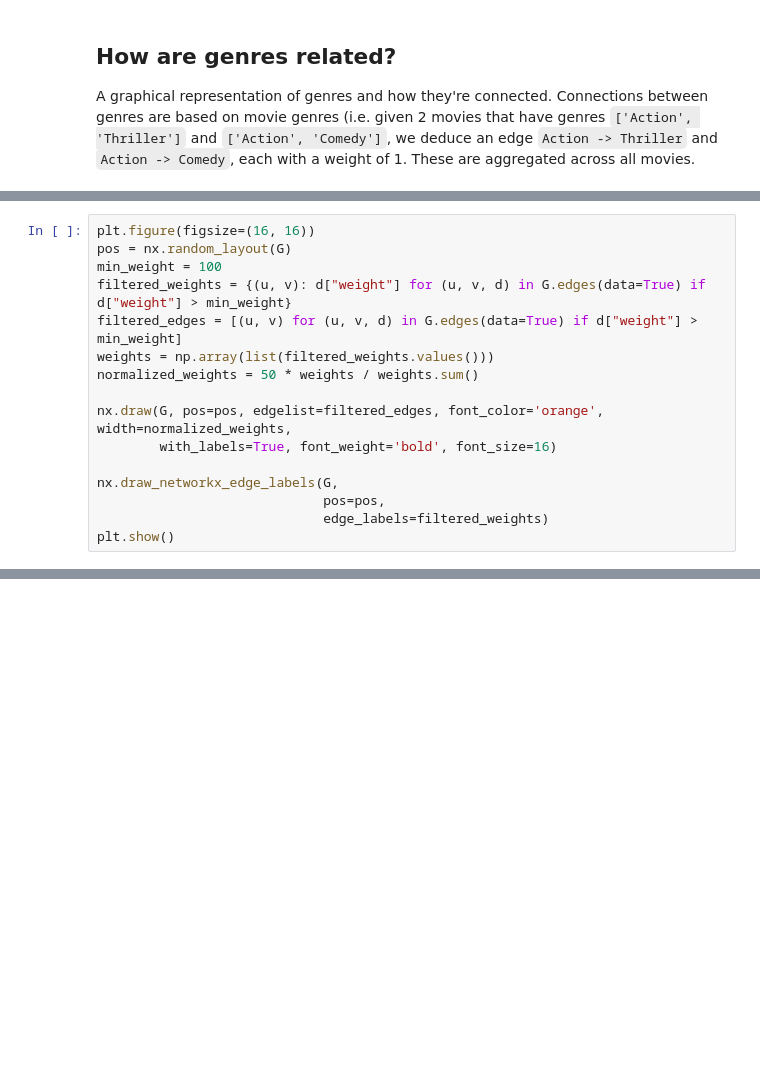
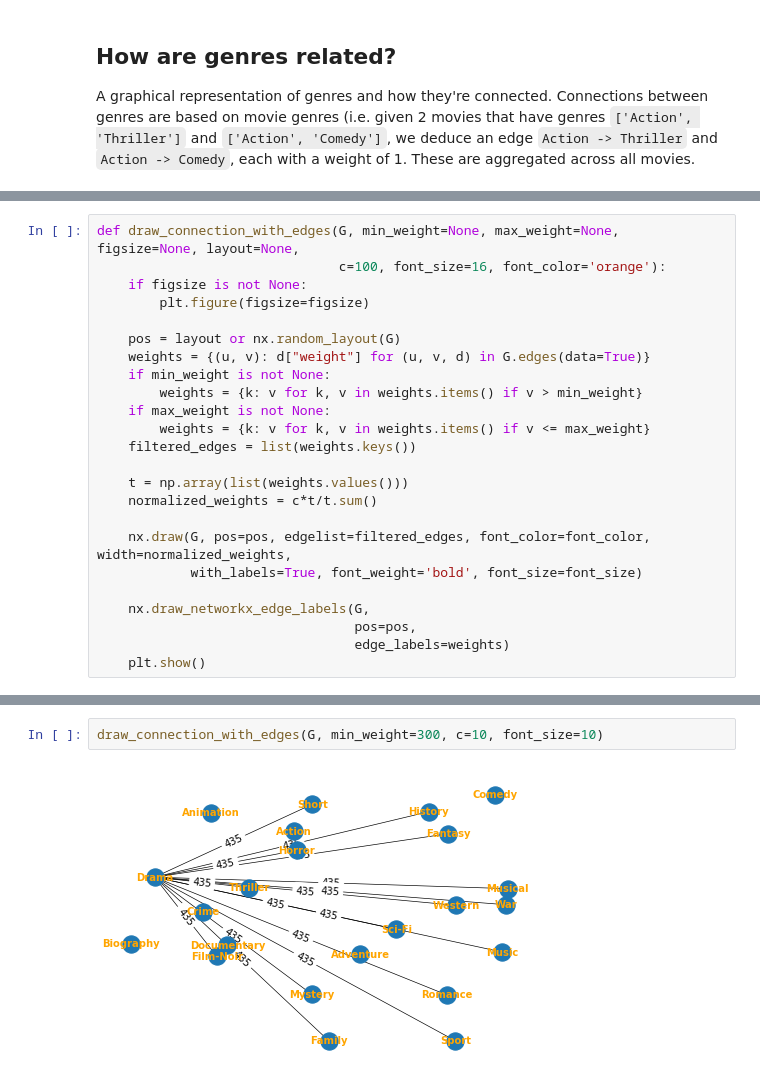
Before and after one commit to smre/network_analysis_project, a Jupyter notebook: graph_explorations.ipynb, the cells around one changed output, grey strips where cells are left out. Cells and saved outputs as stored; diff of their text form; blank space fills up the shorter version.

Commit message:
Adds some more exploration on networkX offers

```diff
--- a/graph_explorations.ipynb
+++ b/graph_explorations.ipynb
@@ -86,16 +84,24 @@ for u, d in count.items():
 # %%
-plt.figure(figsize=(16, 16))
-pos = nx.random_layout(G)
-min_weight = 100
-filtered_weights = {(u, v): d["weight"] for (u, v, d) in G.edges(data=True) if d["weight"] > min_weight}
-filtered_edges = [(u, v) for (u, v, d) in G.edges(data=True) if d["weight"] > min_weight]
-weights = np.array(list(filtered_weights.values()))
-normalized_weights = 50 * weights / weights.sum()
+def draw_connection_with_edges(G, min_weight=None, max_weight=None, figsize=None, layout=None,
+                               c=100, font_size=16, font_color='orange'):
+    if figsize is not None:
+        plt.figure(figsize=figsize)
 
-nx.draw(G, pos=pos, edgelist=filtered_edges, font_color='orange', width=normalized_weights,
-        with_labels=True, font_weight='bold', font_size=16)
+    pos = layout or nx.random_layout(G)
+    weights = {(u, v): d["weight"] for (u, v, d) in G.edges(data=True)}
+    if min_weight is not None:
+        weights = {k: v for k, v in weights.items() if v > min_weight}
+    if max_weight is not None:
+        weights = {k: v for k, v in weights.items() if v <= max_weight}
+    filtered_edges = list(weights.keys())
 
-nx.draw_networkx_edge_labels(G,
-                             pos=pos,
-                             edge_labels=filtered_weights)
-plt.show()
+    t = np.array(list(weights.values()))
+    normalized_weights = c*t/t.sum()
+
+    nx.draw(G, pos=pos, edgelist=filtered_edges, font_color=font_color, width=normalized_weights,
+            with_labels=True, font_weight='bold', font_size=font_size)
+
+    nx.draw_networkx_edge_labels(G,
+                                 pos=pos,
+                                 edge_labels=weights)
+    plt.show()
@@ -121,0 +108,4 @@ plt.show()
+# %%
+draw_connection_with_edges(G, min_weight=300, c=10, font_size=10)
+# %% [output]
+[figure, added]
```
Also changed, not shown: parts of 21 cells of this notebook.
